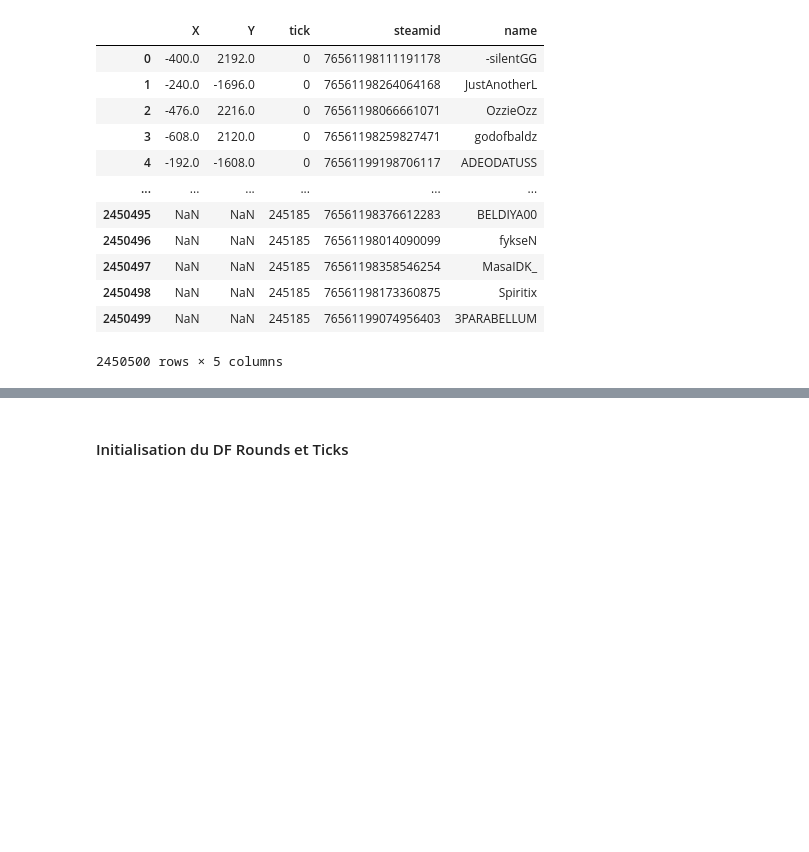
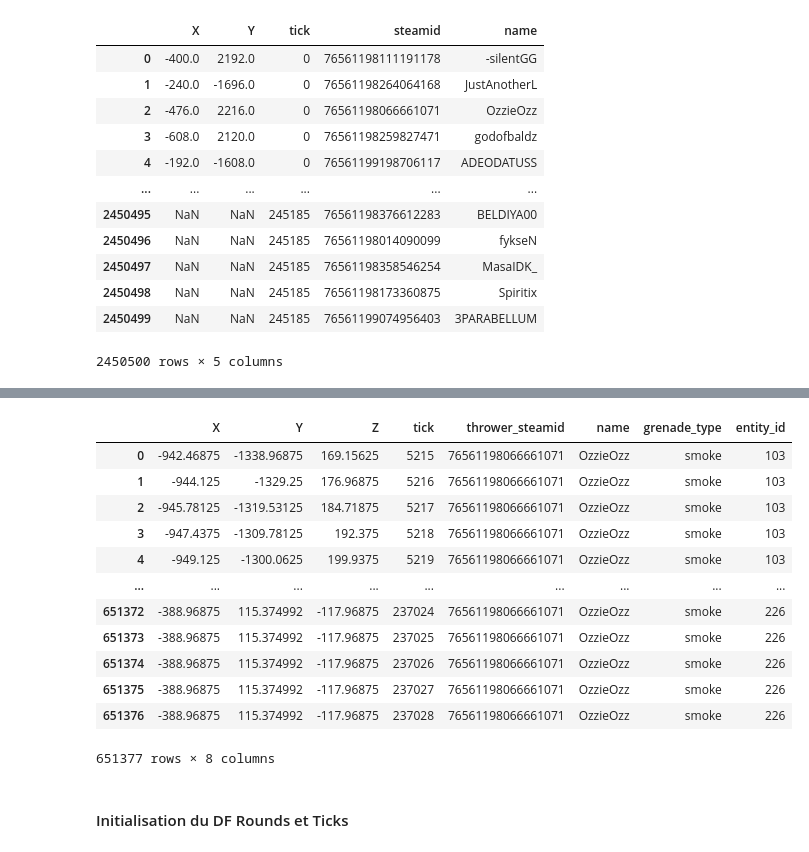
Before and after one commit to Armeldt/CS2-ESEA-season-stats-aggregator, a Jupyter notebook: projet_cs2_parse.ipynb, the cells around one changed output, grey strips where cells are left out. Saved outputs shown, nothing was run; the diff lists cells and outputs as text; code cells hidden in the pictures; blank space fills up the shorter version.

Commit message:
breakdown on util dmg

```diff
--- a/projet_cs2_parse.ipynb
+++ b/projet_cs2_parse.ipynb
@@ -15,7 +15,7 @@ max_tick = demo1.parse_event("round_end")["tick"].max()
 event_df = demo1.parse_event("player_death", player=["X", "Y"], other=["total_rounds_played"])
 all_events = demo1.parse_events(["all"])
 ticks_df = demo1.parse_ticks(["X", "Y"])
-stats = demo1.parse_grenades
+utils = demo1.parse_grenades()
 # %%
 # pd.set_option('display.max_rows', None)
 pd.reset_option('display.max_rows')
@@ -58,3 +58,19 @@ all_events
+# %%
+utils
+# %% [output]
+|  | X | Y | Z | tick | thrower_steamid | name | grenade_type | entity_id |
+| 0 | -942.46875 | -1338.96875 | 169.15625 | 5215 | 76561198066661071 | OzzieOzz | smoke | 103 |
+| 1 | -944.125 | -1329.25 | 176.96875 | 5216 | 76561198066661071 | OzzieOzz | smoke | 103 |
+| 2 | -945.78125 | -1319.53125 | 184.71875 | 5217 | 76561198066661071 | OzzieOzz | smoke | 103 |
+| 3 | -947.4375 | -1309.78125 | 192.375 | 5218 | 76561198066661071 | OzzieOzz | smoke | 103 |
+| 4 | -949.125 | -1300.0625 | 199.9375 | 5219 | 76561198066661071 | OzzieOzz | smoke | 103 |
+| ... | ... | ... | ... | ... | ... | ... | ... | ... |
+| 651372 | -388.96875 | 115.374992 | -117.96875 | 237024 | 76561198066661071 | OzzieOzz | smoke | 226 |
+| 651373 | -388.96875 | 115.374992 | -117.96875 | 237025 | 76561198066661071 | OzzieOzz | smoke | 226 |
+| 651374 | -388.96875 | 115.374992 | -117.96875 | 237026 | 76561198066661071 | OzzieOzz | smoke | 226 |
+| 651375 | -388.96875 | 115.374992 | -117.96875 | 237027 | 76561198066661071 | OzzieOzz | smoke | 226 |
+| 651376 | -388.96875 | 115.374992 | -117.96875 | 237028 | 76561198066661071 | OzzieOzz | smoke | 226 |
+651377 rows × 8 columns
 # %% [markdown]
 #### Initialisation du DF Rounds et Ticks
 # %%
```
Also changed, not shown: parts of 6 cells of this notebook.
